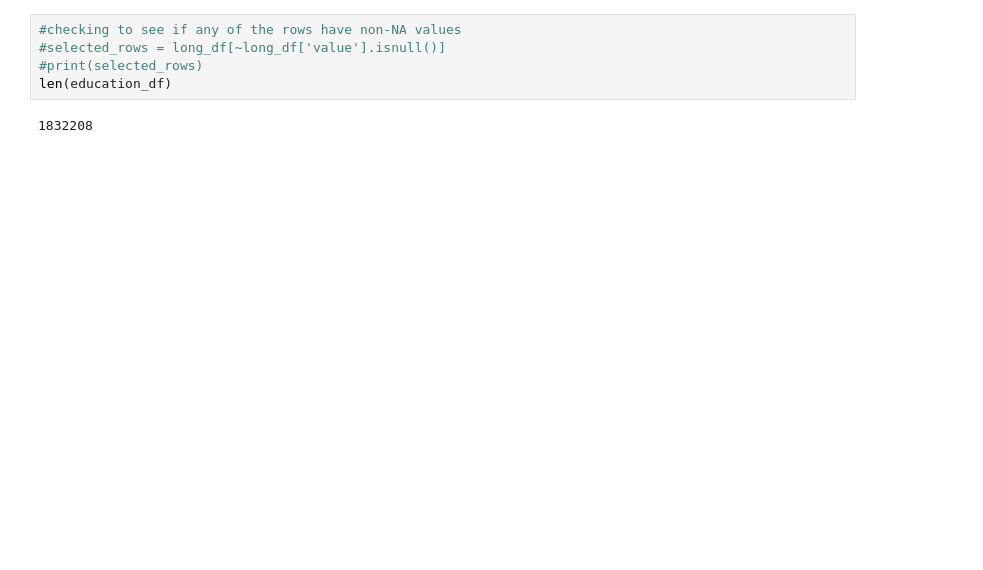
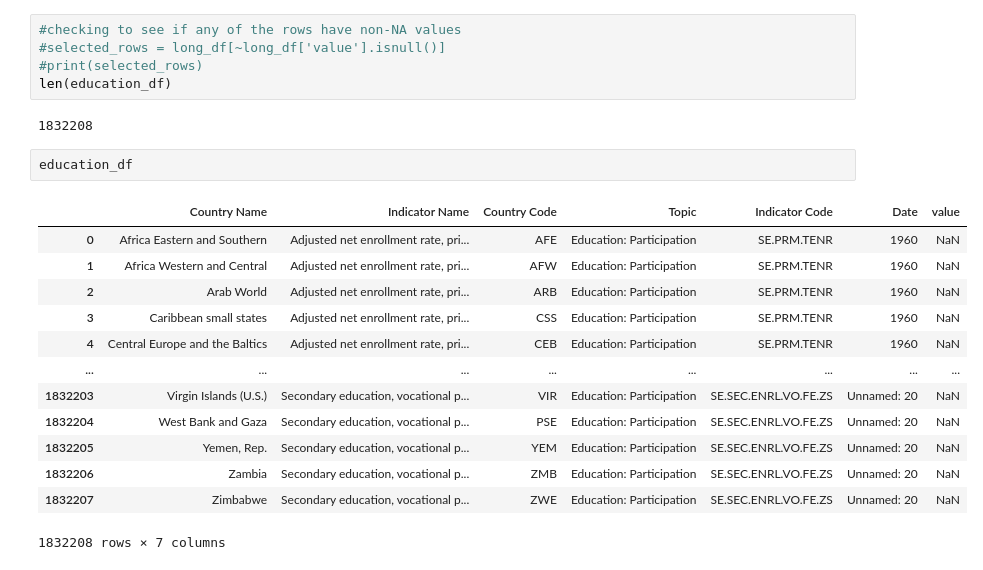
Before and after one commit to berdikhanova/DS4SG-Global-Inequality, a Jupyter notebook: Code/DS4SG_Data_Importing.ipynb, the cells around one changed output. Cells and saved outputs as stored; diff of their text form; blank space fills up the shorter version.

```diff
--- a/Code/DS4SG_Data_Importing.ipynb
+++ b/Code/DS4SG_Data_Importing.ipynb
@@ -115,3 +131,19 @@ education_df.describe()
 len(education_df)
 # %% [output]
 1832208
+# %%
+education_df
+# %% [output]
+|  | Country Name | Indicator Name | Country Code | Topic | Indicator Code | Date | value |
+| 0 | Africa Eastern and Southern | Adjusted net enrollment rate, pri... | AFE | Education: Participation | SE.PRM.TENR | 1960 | NaN |
+| 1 | Africa Western and Central | Adjusted net enrollment rate, pri... | AFW | Education: Participation | SE.PRM.TENR | 1960 | NaN |
+| 2 | Arab World | Adjusted net enrollment rate, pri... | ARB | Education: Participation | SE.PRM.TENR | 1960 | NaN |
+| 3 | Caribbean small states | Adjusted net enrollment rate, pri... | CSS | Education: Participation | SE.PRM.TENR | 1960 | NaN |
+| 4 | Central Europe and the Baltics | Adjusted net enrollment rate, pri... | CEB | Education: Participation | SE.PRM.TENR | 1960 | NaN |
+| ... | ... | ... | ... | ... | ... | ... | ... |
+| 1832203 | Virgin Islands (U.S.) | Secondary education, vocational p... | VIR | Education: Participation | SE.SEC.ENRL.VO.FE.ZS | Unnamed: 20 | NaN |
+| 1832204 | West Bank and Gaza | Secondary education, vocational p... | PSE | Education: Participation | SE.SEC.ENRL.VO.FE.ZS | Unnamed: 20 | NaN |
+| 1832205 | Yemen, Rep. | Secondary education, vocational p... | YEM | Education: Participation | SE.SEC.ENRL.VO.FE.ZS | Unnamed: 20 | NaN |
+| 1832206 | Zambia | Secondary education, vocational p... | ZMB | Education: Participation | SE.SEC.ENRL.VO.FE.ZS | Unnamed: 20 | NaN |
+| 1832207 | Zimbabwe | Secondary education, vocational p... | ZWE | Education: Participation | SE.SEC.ENRL.VO.FE.ZS | Unnamed: 20 | NaN |
+1832208 rows × 7 columns
```
Also changed, not shown: parts of 11 cells of this notebook, 3 other files.
